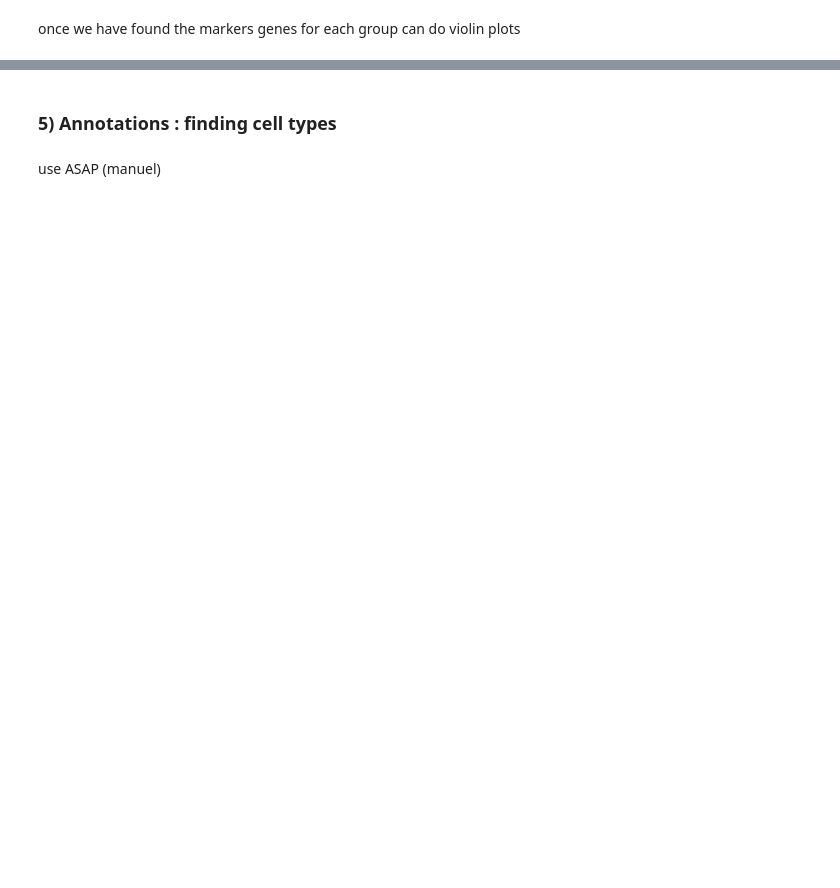
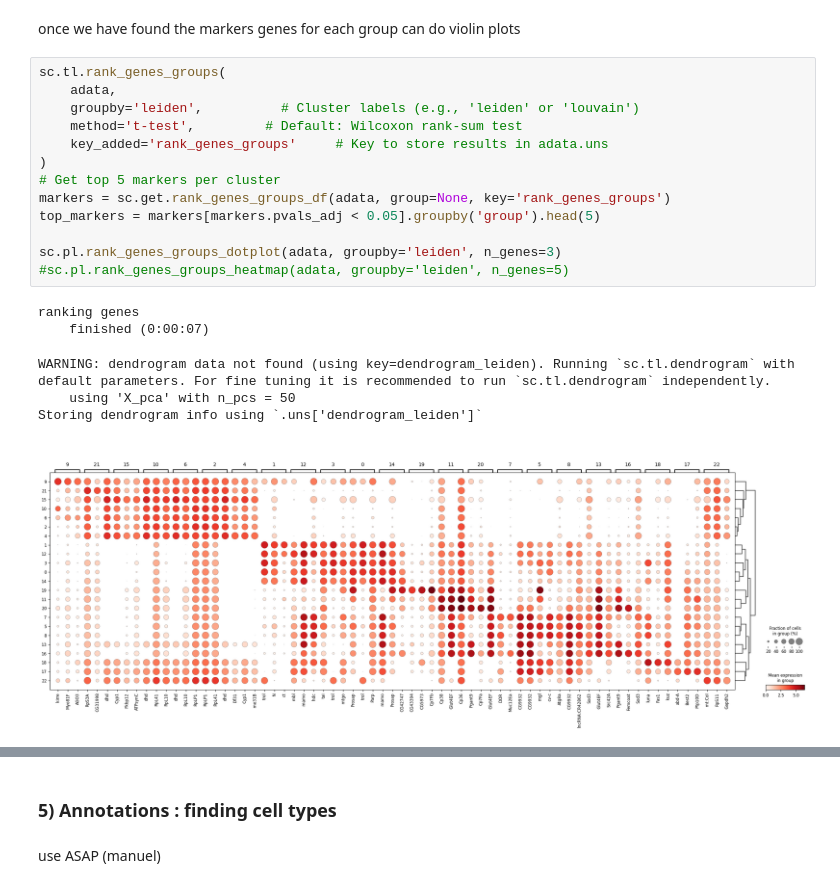
Before and after one commit to Gabrielle-Blouvac/scBIO, a Jupyter notebook: ovaries_RNA_seq_all.ipynb, the cells around one changed output, grey strips where cells are left out. Cells and saved outputs as stored; diff of their text form; blank space fills up the shorter version.

Commit message:
added results

```diff
--- a/ovaries_RNA_seq_all.ipynb
+++ b/ovaries_RNA_seq_all.ipynb
@@ -234,2 +201,22 @@ pd.DataFrame(adata.uns["rank_genes_groups"]["names"]).head(5)
 # %% [markdown]
 once we have found the markers genes for each group can do violin plots
+# %%
+sc.tl.rank_genes_groups(
+    adata,
+    groupby='leiden',          # Cluster labels (e.g., 'leiden' or 'louvain')
+    method='t-test',         # Default: Wilcoxon rank-sum test
+    key_added='rank_genes_groups'     # Key to store results in adata.uns
+)
+# Get top 5 markers per cluster
+markers = sc.get.rank_genes_groups_df(adata, group=None, key='rank_genes_groups')
+top_markers = markers[markers.pvals_adj < 0.05].groupby('group').head(5)
+
+sc.pl.rank_genes_groups_dotplot(adata, groupby='leiden', n_genes=3)
+#sc.pl.rank_genes_groups_heatmap(adata, groupby='leiden', n_genes=5)
+# %% [output]
+ranking genes
+    finished (0:00:07)
+WARNING: dendrogram data not found (using key=dendrogram_leiden). Running `sc.tl.dendrogram` with default parameters. For fine tuning it is recommended to run `sc.tl.dendrogram` independently.
+    using 'X_pca' with n_pcs = 50
+Storing dendrogram info using `.uns['dendrogram_leiden']`
+[figure, added]
```
Also changed, not shown: parts of 17 cells of this notebook.
